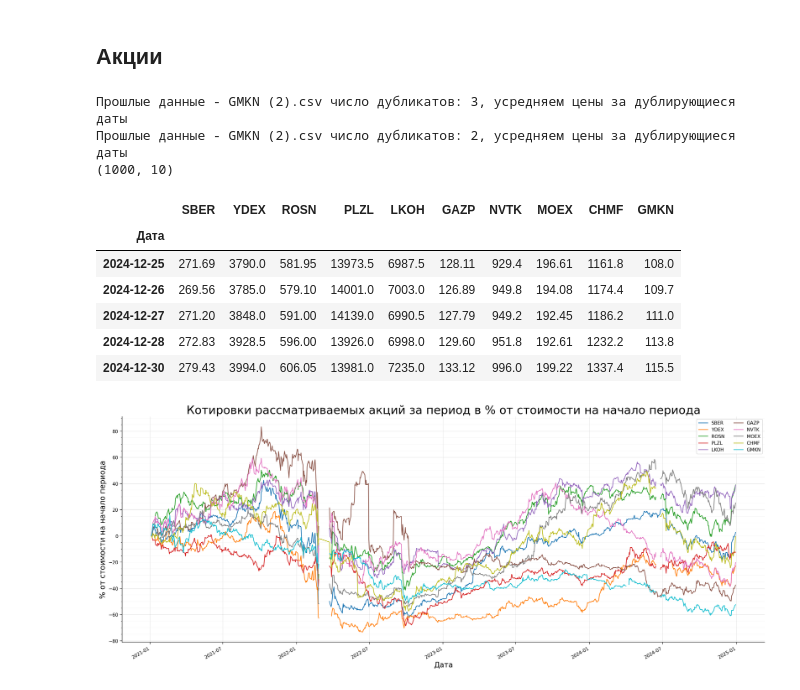
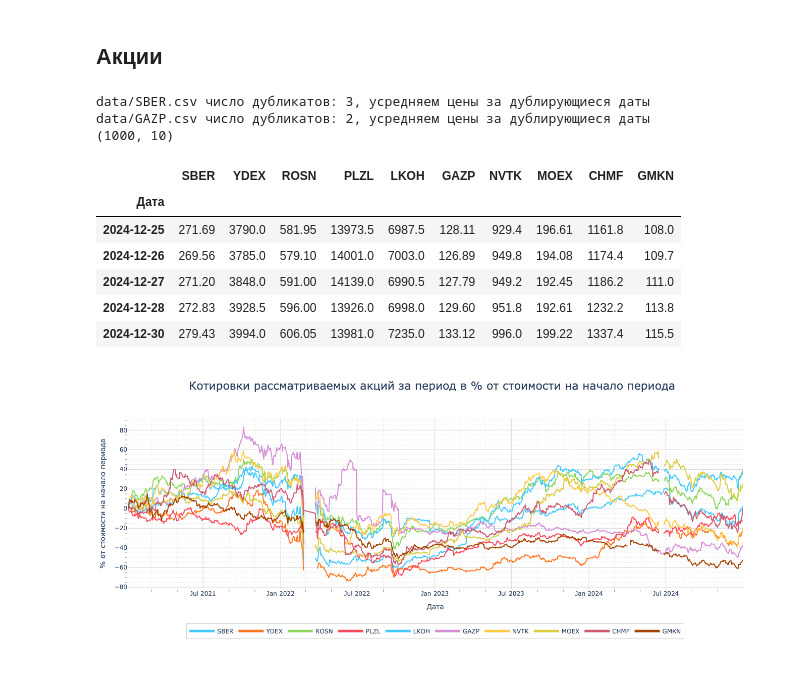
Before and after one commit to seemsGoodNow/risk_management_2, a Jupyter notebook: project.ipynb, the cells around one changed output. Saved outputs shown, nothing was run; the diff lists cells and outputs as text; code cells hidden in the pictures.

```diff
--- a/project.ipynb
+++ b/project.ipynb
@@ -68,7 +172,7 @@ for ticker in share_names:
     cur_df['Цена'] = cur_df['Цена'].astype(str).str.rstrip('.0').str.replace('.', '').str.replace(',', '.').astype(float)
     n_duplicates = cur_df.shape[0] - cur_df['Дата'].nunique()
     if n_duplicates:
-        print(filename, f'число дубликатов: {n_duplicates}, усредняем цены за дублирующиеся даты')
+        print(filepath, f'число дубликатов: {n_duplicates}, усредняем цены за дублирующиеся даты')
         cur_df = cur_df.groupby(['Дата'], as_index=False)['Цена'].mean()
     cur_df = cur_df.set_index('Дата').rename(columns={'Цена': ticker})
     data.append(cur_df)
@@ -79,8 +183,8 @@ data = data[
 ]
 data.tail()
 # %% [output]
-Прошлые данные - GMKN (2).csv число дубликатов: 3, усредняем цены за дублирующиеся даты
-Прошлые данные - GMKN (2).csv число дубликатов: 2, усредняем цены за дублирующиеся даты
+data/SBER.csv число дубликатов: 3, усредняем цены за дублирующиеся даты
+data/GAZP.csv число дубликатов: 2, усредняем цены за дублирующиеся даты
 (1000, 10)
 |  | SBER | YDEX | ROSN | PLZL | LKOH | GAZP | NVTK | MOEX | CHMF | GMKN |
 | Дата |  |  |  |  |  |  |  |  |  |  |
@@ -92,13 +196,25 @@ data.tail()
 # %%
 df = data.copy()
 df = (df / df.iloc[0] - 1) * 100
-fig, ax = plt.subplots(figsize=(25, 10), dpi=150)
-df.plot(ax=ax)
-make_ax_better(ax, locators=['y'])
-ax.legend(ncols=2)
-ax.set_title('Котировки рассматриваемых акций за период в % от стоимости на начало периода', fontsize=25)
-ax.set_ylabel('% от стоимости на начало периода', fontsize=16)
-ax.set_xlabel('Дата', fontsize=16)
-plt.show()
+
+cols_to_show = ['1W', '1M', '1Y', '5Y', '10Y', '30Y']
+plot_ts_plotly(
+    df.reset_index(),
+    x='Дата',
+    y=df.columns,
+    title='Котировки рассматриваемых акций за период в % от стоимости на начало периода',
+    xaxis_title='Дата',
+    yaxis_title='% от стоимости на начало периода'
+
+)
+
+# fig, ax = plt.subplots(figsize=(25, 10), dpi=150)
+# df.plot(ax=ax)
+# make_ax_better(ax, locators=['y'])
+# ax.legend(ncols=2)
+# ax.set_title('Котировки рассматриваемых акций за период в % от стоимости на начало периода', fontsize=25)
+# ax.set_ylabel('% от стоимости на начало периода', fontsize=16)
+# ax.set_xlabel('Дата', fontsize=16)
+# plt.show()
 # %% [output]
-[figure, old version]
+[figure, new version]
```
Also changed, not shown: parts of 11 cells of this notebook, 11 other files.
